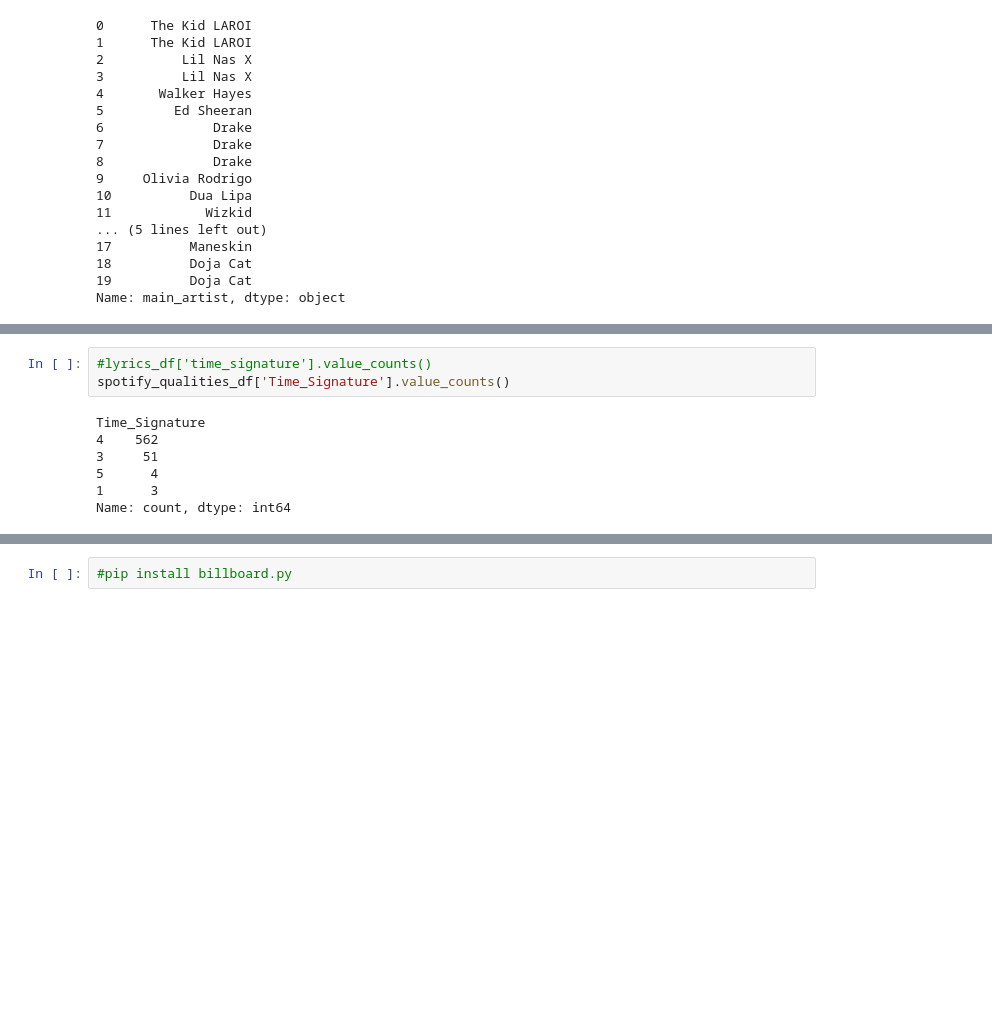
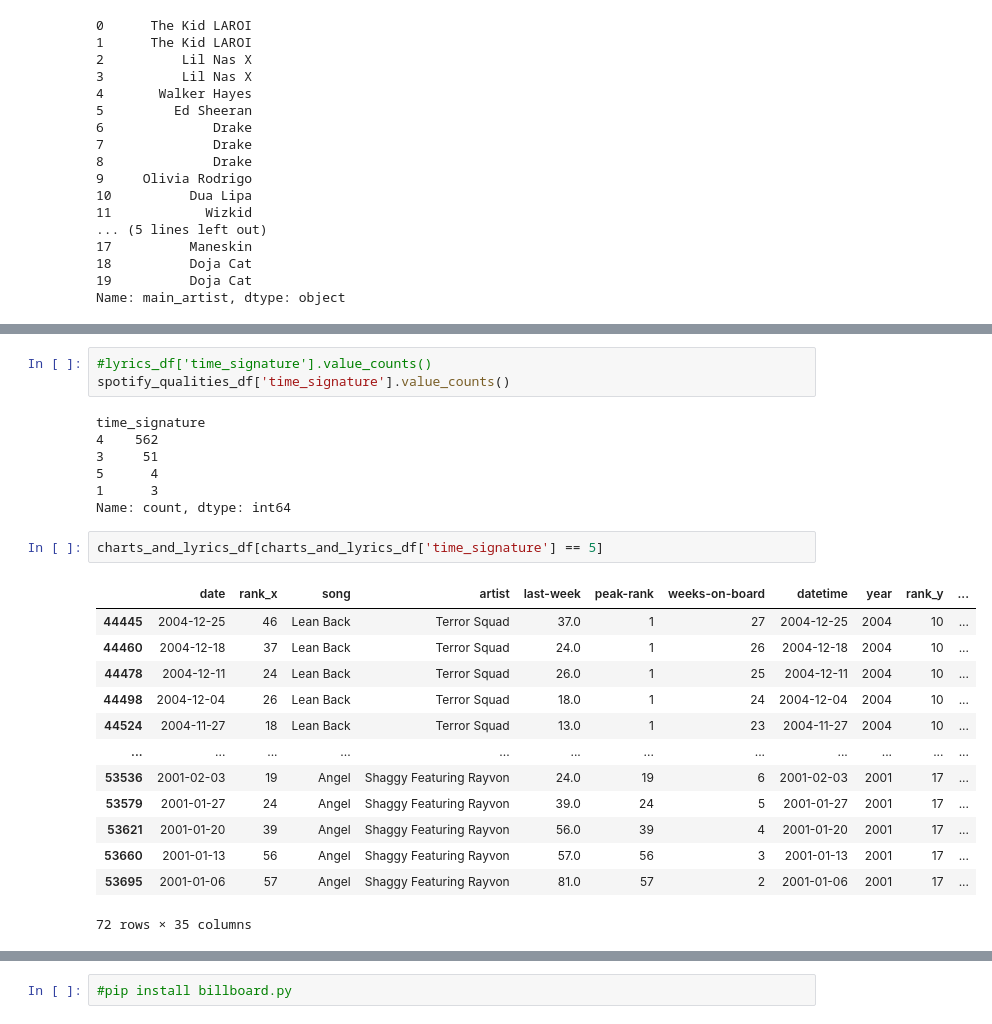
Before and after one commit to bergen-christensen/Capstone, a Jupyter notebook: notebooks/capstone_bergen.ipynb, the cells around one changed output, grey strips where cells are left out. Drawn from its saved outputs; the diff is of its cells as text; blank space fills up the shorter version.

```diff
--- a/notebooks/capstone_bergen.ipynb
+++ b/notebooks/capstone_bergen.ipynb
@@ -236,12 +275,28 @@ Popularity            int64
 dtype: object
 # %%
 #lyrics_df['time_signature'].value_counts()
-spotify_qualities_df['Time_Signature'].value_counts()
+spotify_qualities_df['time_signature'].value_counts()
 # %% [output]
-Time_Signature
+time_signature
 4    562
 3     51
 5      4
 1      3
 Name: count, dtype: int64
+# %%
+charts_and_lyrics_df[charts_and_lyrics_df['time_signature'] == 5]
+# %% [output]
+|  | date | rank_x | song | artist | last-week | peak-rank | weeks-on-board | datetime | year | rank_y | ... |
+| 44445 | 2004-12-25 | 46 | Lean Back | Terror Squad | 37.0 | 1 | 27 | 2004-12-25 | 2004 | 10 | ... |
+| 44460 | 2004-12-18 | 37 | Lean Back | Terror Squad | 24.0 | 1 | 26 | 2004-12-18 | 2004 | 10 | ... |
+| 44478 | 2004-12-11 | 24 | Lean Back | Terror Squad | 26.0 | 1 | 25 | 2004-12-11 | 2004 | 10 | ... |
+| 44498 | 2004-12-04 | 26 | Lean Back | Terror Squad | 18.0 | 1 | 24 | 2004-12-04 | 2004 | 10 | ... |
+| 44524 | 2004-11-27 | 18 | Lean Back | Terror Squad | 13.0 | 1 | 23 | 2004-11-27 | 2004 | 10 | ... |
+| ... | ... | ... | ... | ... | ... | ... | ... | ... | ... | ... | ... |
+| 53536 | 2001-02-03 | 19 | Angel | Shaggy Featuring Rayvon | 24.0 | 19 | 6 | 2001-02-03 | 2001 | 17 | ... |
+| 53579 | 2001-01-27 | 24 | Angel | Shaggy Featuring Rayvon | 39.0 | 24 | 5 | 2001-01-27 | 2001 | 17 | ... |
+| 53621 | 2001-01-20 | 39 | Angel | Shaggy Featuring Rayvon | 56.0 | 39 | 4 | 2001-01-20 | 2001 | 17 | ... |
+| 53660 | 2001-01-13 | 56 | Angel | Shaggy Featuring Rayvon | 57.0 | 56 | 3 | 2001-01-13 | 2001 | 17 | ... |
+| 53695 | 2001-01-06 | 57 | Angel | Shaggy Featuring Rayvon | 81.0 | 57 | 2 | 2001-01-06 | 2001 | 17 | ... |
+72 rows × 35 columns
 # %%
```
Also changed, not shown: parts of 11 cells of this notebook.
